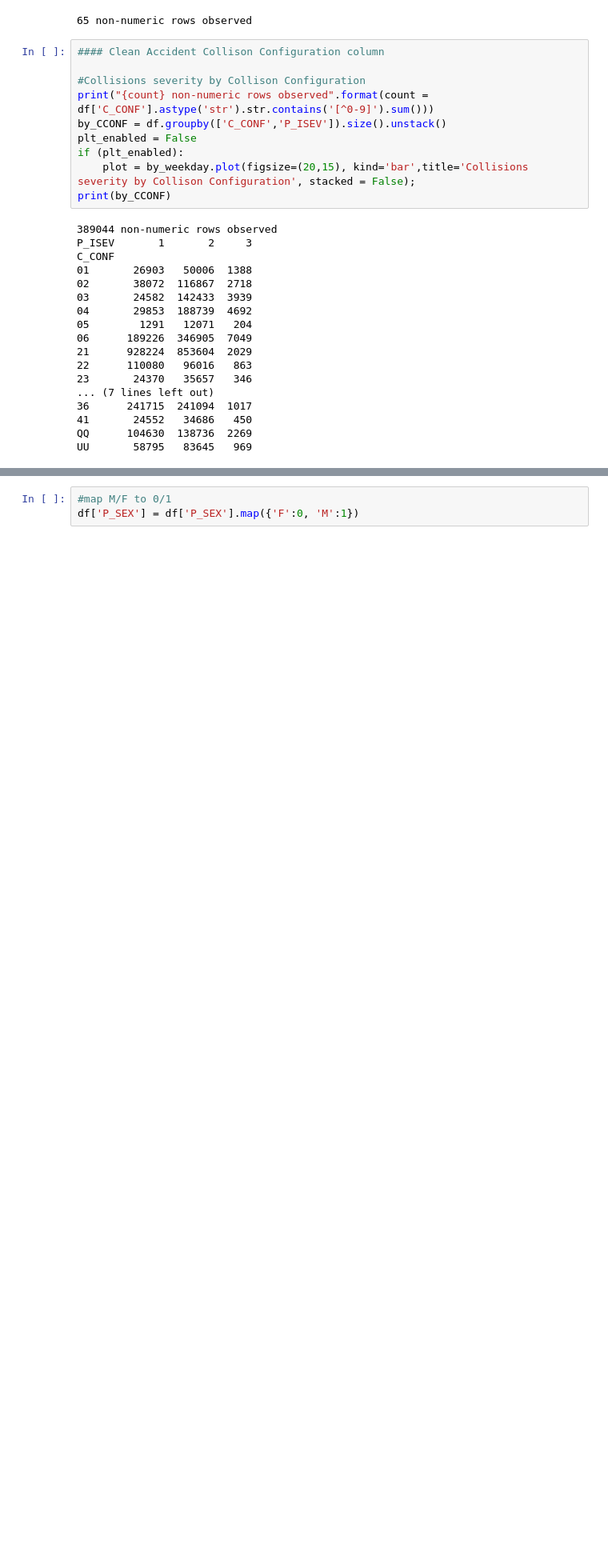
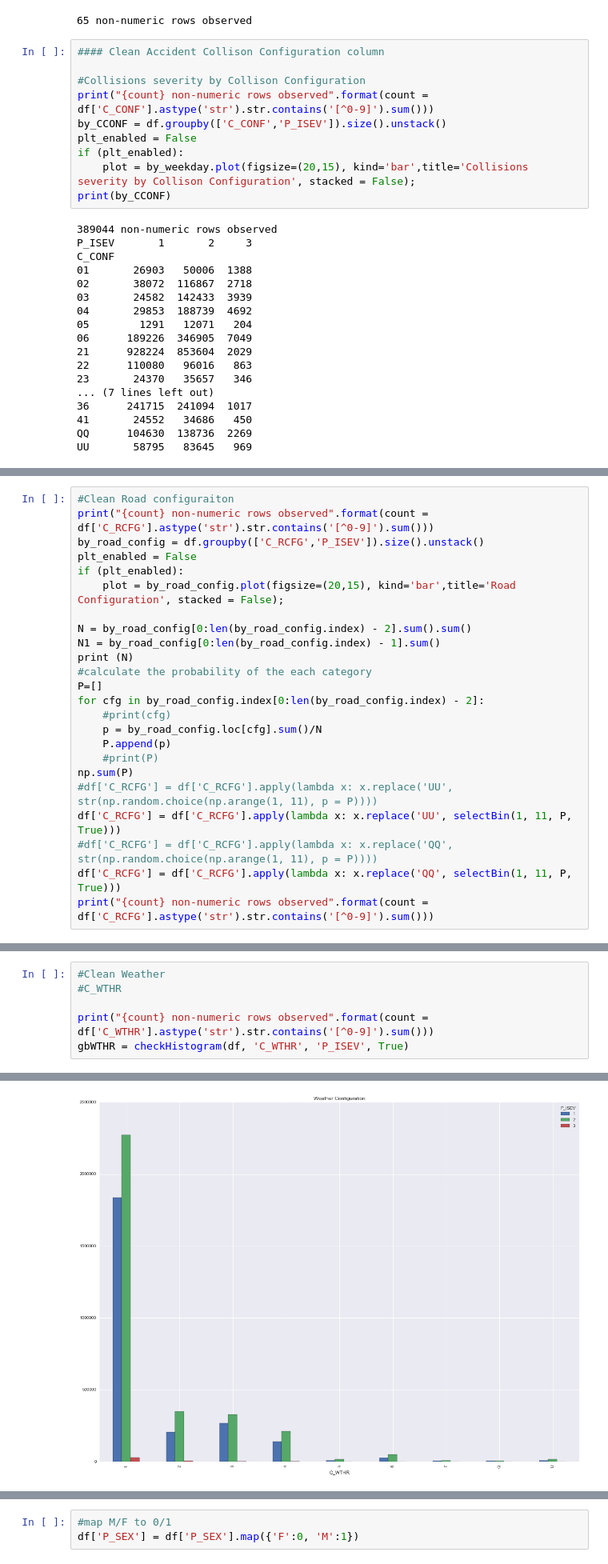
Before and after one commit to pgunabal/Capstone_CKME136_Winter_2018, a Jupyter notebook: CKME136_2018_dataprep.ipynb, the cells around one changed output, grey strips where cells are left out. Shown at 80% size. Saved outputs shown, nothing was run; the diff lists cells and outputs as text; blank space fills up the shorter version.

```diff
--- a/CKME136_2018_dataprep.ipynb
+++ b/CKME136_2018_dataprep.ipynb
@@ -285,0 +358,24 @@ UU       58795   83645   969
+# %%
+#Clean Road configuraiton
+print("{count} non-numeric rows observed".format(count = df['C_RCFG'].astype('str').str.contains('[^0-9]').sum()))
+by_road_config = df.groupby(['C_RCFG','P_ISEV']).size().unstack()
+plt_enabled = False
+if (plt_enabled):
+    plot = by_road_config.plot(figsize=(20,15), kind='bar',title='Road Configuration', stacked = False);
+
+N = by_road_config[0:len(by_road_config.index) - 2].sum().sum()
+N1 = by_road_config[0:len(by_road_config.index) - 1].sum()
+print (N)
+#calculate the probability of the each category
+P=[]
+for cfg in by_road_config.index[0:len(by_road_config.index) - 2]:
+    #print(cfg)
+    p = by_road_config.loc[cfg].sum()/N
+    P.append(p)
+    #print(P)
+np.sum(P)
+#df['C_RCFG'] = df['C_RCFG'].apply(lambda x: x.replace('UU', str(np.random.choice(np.arange(1, 11), p = P))))
+df['C_RCFG'] = df['C_RCFG'].apply(lambda x: x.replace('UU', selectBin(1, 11, P, True)))
+#df['C_RCFG'] = df['C_RCFG'].apply(lambda x: x.replace('QQ', str(np.random.choice(np.arange(1, 11), p = P))))
+df['C_RCFG'] = df['C_RCFG'].apply(lambda x: x.replace('QQ', selectBin(1, 11, P, True)))
+print("{count} non-numeric rows observed".format(count = df['C_RCFG'].astype('str').str.contains('[^0-9]').sum()))
@@ -285,0 +449,7 @@ UU       58795   83645   969
+# %%
+#Clean Weather
+#C_WTHR
+
+print("{count} non-numeric rows observed".format(count = df['C_WTHR'].astype('str').str.contains('[^0-9]').sum()))
+gbWTHR = checkHistogram(df, 'C_WTHR', 'P_ISEV', True)
+# %% [output]
@@ -285,0 +457 @@ UU       58795   83645   969
+[figure, added]
```
Also changed, not shown: parts of 61 cells of this notebook, 1 other file.
